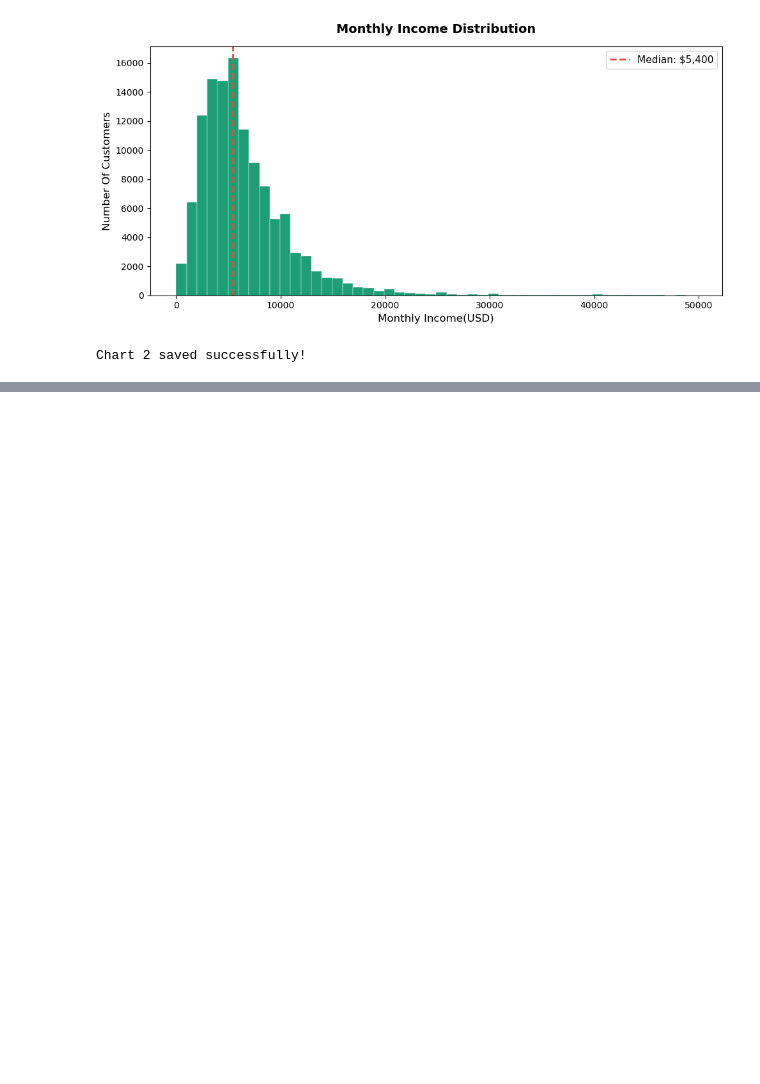
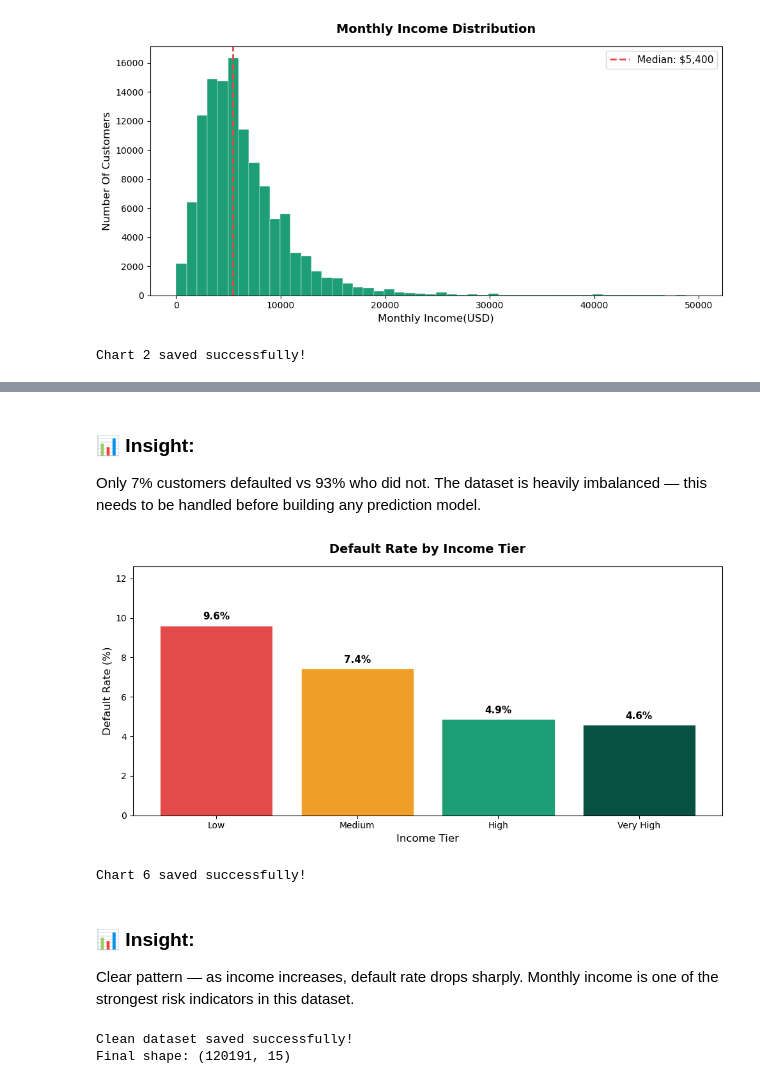
Before and after one commit to Insight-Q/RiskLens-Financial_Risk_Analytics_Platform, a Jupyter notebook: notebooks/01_EDA_analysis.ipynb, the cells around one changed output, grey strips where cells are left out. Drawn from its saved outputs; the diff is of its cells as text; code cells hidden in the pictures; blank space fills up the shorter version.

```diff
--- a/notebooks/01_EDA_analysis.ipynb
+++ b/notebooks/01_EDA_analysis.ipynb
@@ -232,0 +315,38 @@ Chart 2 saved successfully!
+# %% [markdown]
+### 📊 Insight:
+Only 7% customers defaulted vs 93% who did not. The dataset is heavily imbalanced — this needs to be handled before building any prediction model.
+# %%
+plt.figure(figsize=(10, 5))
+
+default_by_income = df.groupby('income_tier', observed=True)['SeriousDlqin2yrs'].mean() * 100
+
+bars = plt.bar(default_by_income.index, default_by_income.values,
+               color=['#E24B4A', '#EF9F27', '#1D9E75', '#085041'],
+               edgecolor='white', linewidth=0.5)
+
+for bar, val in zip(bars, default_by_income.values):
+    plt.text(bar.get_x() + bar.get_width()/2, bar.get_height() + 0.2,
+             f'{val:.1f}%', ha='center', va='bottom',
+             fontsize=11, fontweight='bold')
+
+plt.title('Default Rate by Income Tier', fontsize=14, fontweight='bold', pad=15)
+plt.xlabel('Income Tier', fontsize=12)
+plt.ylabel('Default Rate (%)', fontsize=12)
+plt.ylim(0, default_by_income.max() + 3)
+plt.tight_layout()
+plt.savefig('../data/chart6_income_vs_default.png', dpi=150, bbox_inches='tight')
+plt.show()
+print("Chart 6 saved successfully!")
+# %% [output]
+[figure, added]
+Chart 6 saved successfully!
+# %% [markdown]
+### 📊 Insight:
+Clear pattern — as income increases, default rate drops sharply. Monthly income is one of the strongest risk indicators in this dataset.
+# %%
+df.to_csv('../data/cs-training-clean.csv', index=False)
+print("Clean dataset saved successfully!")
+print("Final shape:", df.shape)
+# %% [output]
+Clean dataset saved successfully!
+Final shape: (120191, 15)
```
Also changed, not shown: parts of 7 cells of this notebook, 5 other files.
